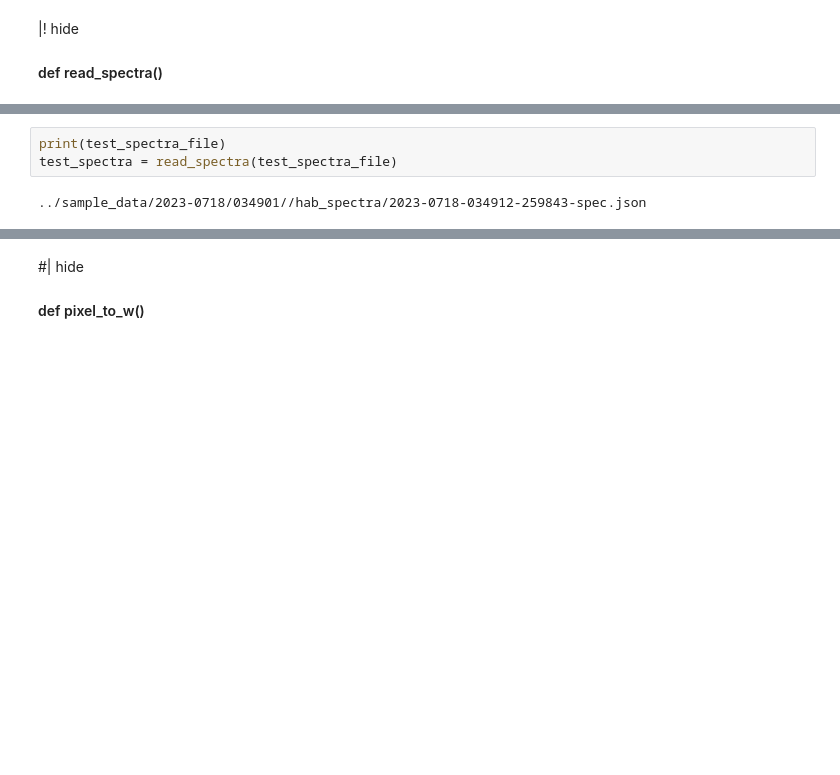
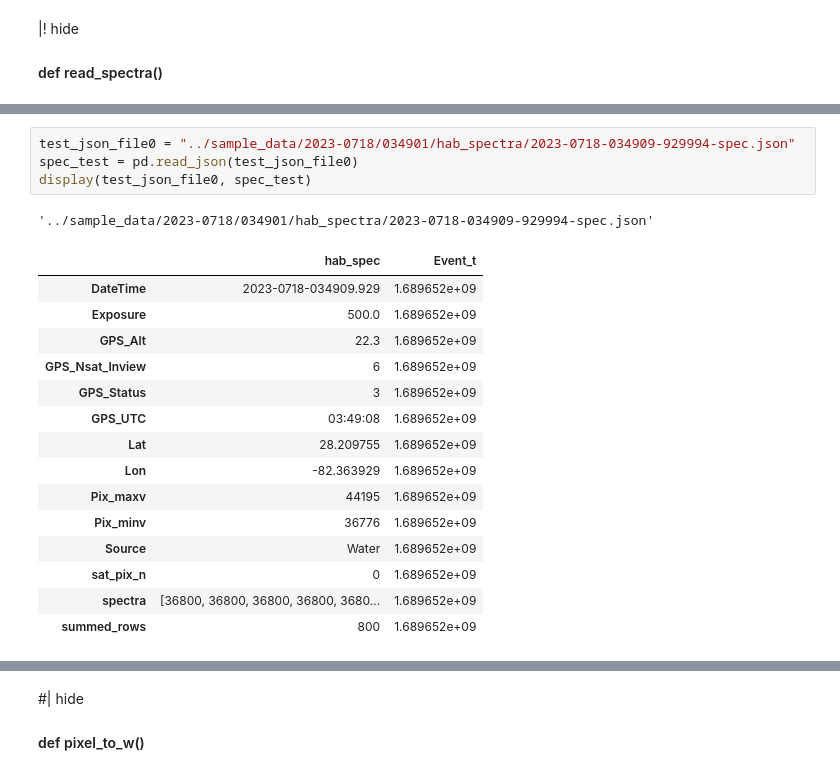
Before and after one commit to lidar532/RedTideProcessing, a Jupyter notebook: nbs/00_RedTideProcessing.ipynb, the cells around one changed output, grey strips where cells are left out. Saved outputs shown, nothing was run; the diff lists cells and outputs as text; blank space fills up the shorter version.

```diff
--- a/nbs/00_RedTideProcessing.ipynb
+++ b/nbs/00_RedTideProcessing.ipynb
@@ -382,5 +485,21 @@ def read_spectra(f,                    # JSON Spectra file name
-# %%
-print(test_spectra_file)
-test_spectra = read_spectra(test_spectra_file)
-# %% [output]
-../sample_data/2023-0718/034901//hab_spectra/2023-0718-034912-259843-spec.json
+# %%
+test_json_file0 = "../sample_data/2023-0718/034901/hab_spectra/2023-0718-034909-929994-spec.json"
+spec_test = pd.read_json(test_json_file0)
+display(test_json_file0, spec_test)
+# %% [output]
+'../sample_data/2023-0718/034901/hab_spectra/2023-0718-034909-929994-spec.json'
+|  | hab_spec | Event_t |
+| DateTime | 2023-0718-034909.929 | 1.689652e+09 |
+| Exposure | 500.0 | 1.689652e+09 |
+| GPS_Alt | 22.3 | 1.689652e+09 |
+| GPS_Nsat_Inview | 6 | 1.689652e+09 |
+| GPS_Status | 3 | 1.689652e+09 |
+| GPS_UTC | 03:49:08 | 1.689652e+09 |
+| Lat | 28.209755 | 1.689652e+09 |
+| Lon | -82.363929 | 1.689652e+09 |
+| Pix_maxv | 44195 | 1.689652e+09 |
+| Pix_minv | 36776 | 1.689652e+09 |
+| Source | Water | 1.689652e+09 |
+| sat_pix_n | 0 | 1.689652e+09 |
+| spectra | [36800, 36800, 36800, 36800, 3680... | 1.689652e+09 |
+| summed_rows | 800 | 1.689652e+09 |
```
Also changed, not shown: parts of 46 cells of this notebook, 1 other file.
